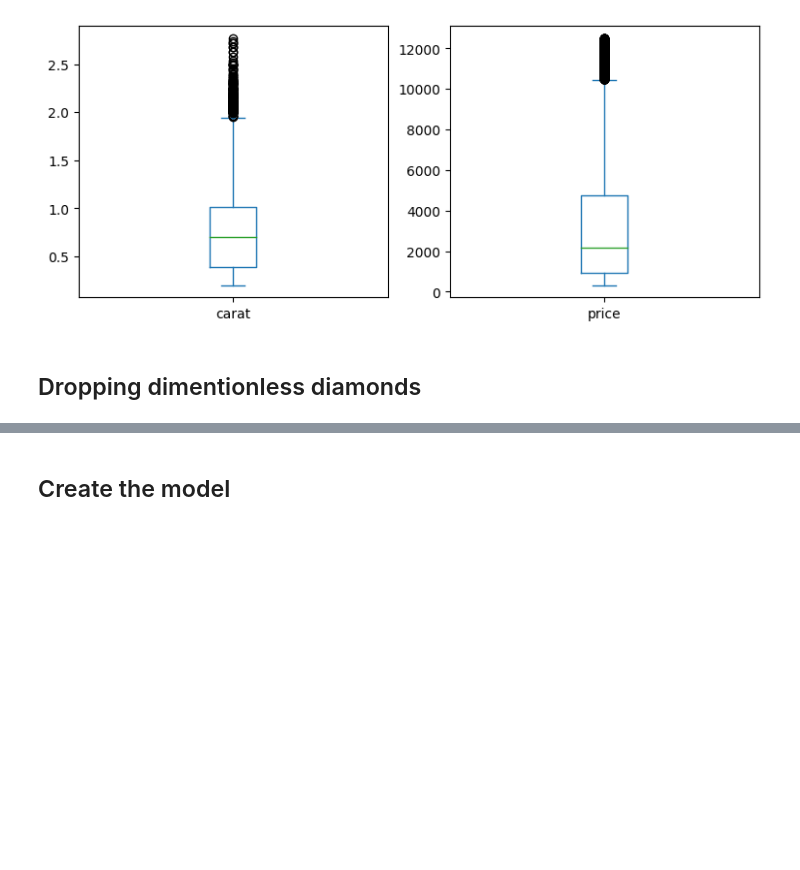
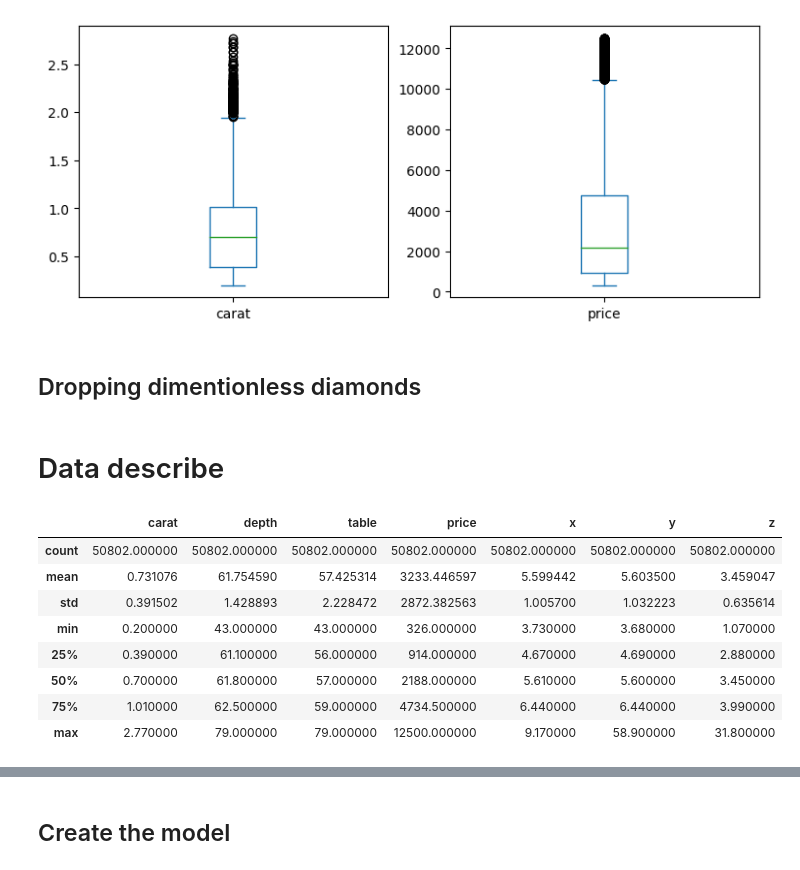
Before and after one commit to Ammar743/ML-Diamond, a Jupyter notebook: Clean_Data.ipynb, the cells around one changed output, grey strips where cells are left out. Drawn from its saved outputs; the diff is of its cells as text; code cells hidden in the pictures; blank space fills up the shorter version.

```diff
--- a/Clean_Data.ipynb
+++ b/Clean_Data.ipynb
@@ -268,6 +268,20 @@ diamond = diamond[(diamond["z"]<30)&(diamond["z"]>2)]
 diamond = diamond.drop(diamond[diamond["x"]==0].index)
 diamond = diamond.drop(diamond[diamond["y"]==0].index)
 diamond = diamond.drop(diamond[diamond["z"]==0].index)
+# %% [markdown]
+# Data describe
+# %%
+diamond.describe()
+# %% [output]
+|  | carat | depth | table | price | x | y | z |
+| count | 50802.000000 | 50802.000000 | 50802.000000 | 50802.000000 | 50802.000000 | 50802.000000 | 50802.000000 |
+| mean | 0.731076 | 61.754590 | 57.425314 | 3233.446597 | 5.599442 | 5.603500 | 3.459047 |
+| std | 0.391502 | 1.428893 | 2.228472 | 2872.382563 | 1.005700 | 1.032223 | 0.635614 |
+| min | 0.200000 | 43.000000 | 43.000000 | 326.000000 | 3.730000 | 3.680000 | 1.070000 |
+| 25% | 0.390000 | 61.100000 | 56.000000 | 914.000000 | 4.670000 | 4.690000 | 2.880000 |
+| 50% | 0.700000 | 61.800000 | 57.000000 | 2188.000000 | 5.610000 | 5.600000 | 3.450000 |
+| 75% | 1.010000 | 62.500000 | 59.000000 | 4734.500000 | 6.440000 | 6.440000 | 3.990000 |
+| max | 2.770000 | 79.000000 | 79.000000 | 12500.000000 | 9.170000 | 58.900000 | 31.800000 |
 # %% [markdown]
 ![purple-divider](https://user-images.githubusercontent.com/7065401/52071927-c1cd7100-2562-11e9-908a-dde91ba14e59.png)
 # %% [markdown]
```
Also changed, not shown: parts of 1 cell of this notebook.
